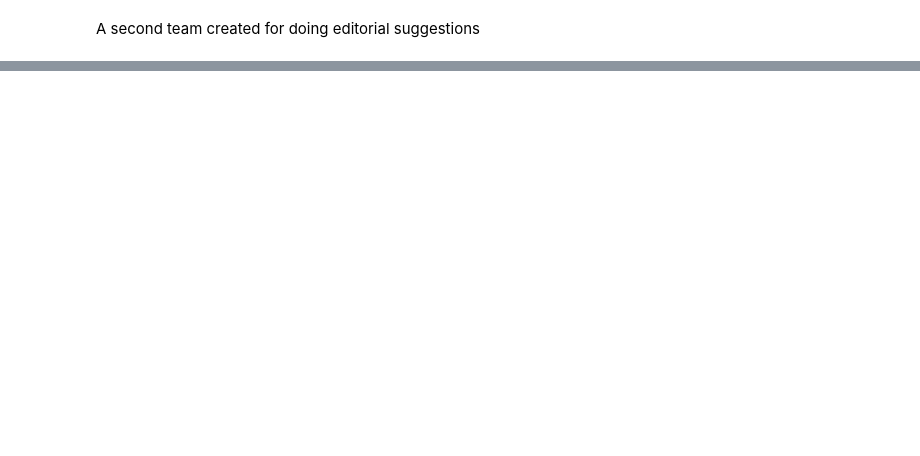
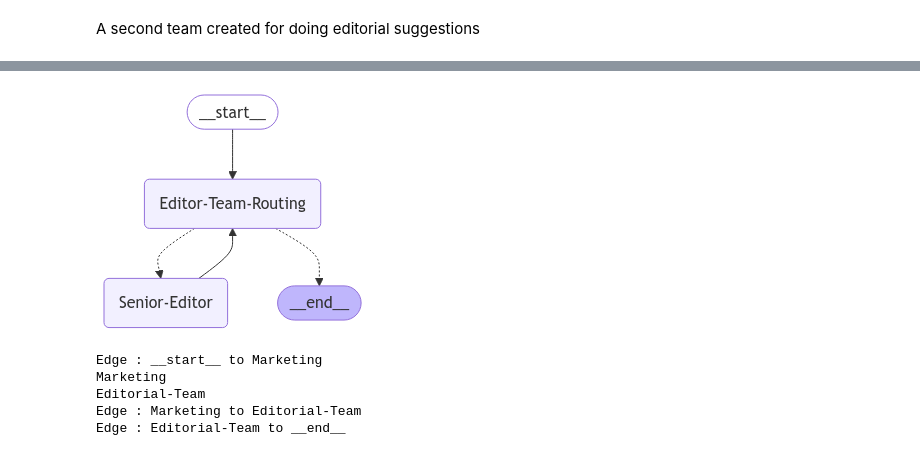
Before and after one commit to NuxTrade/AIFlow, a Jupyter notebook: examples/build_agents_by_code.ipynb, the cells around one changed output, grey strips where cells are left out. Drawn from its saved outputs; the diff is of its cells as text; code cells hidden in the pictures; blank space fills up the shorter version.

```diff
--- a/examples/build_agents_by_code.ipynb
+++ b/examples/build_agents_by_code.ipynb
@@ -54,9 +69,22 @@ draw_to_file(editorial_team, "editorial.png", True)
+# %%
+from IPython.display import Image, display
+
+display(Image(editorial_flo.draw()))
+# %% [output]
+[figure, added]
 # %%
-journal_company = FloTeam.Builder(session, "Newspaper", [flo_team_1, editorial_team])
+journal_company = FloTeam.Builder(session, "Newspaper", [marketing_flo, editorial_flo])
 
-# TODO fix router config
-r3 = FloLinear.Builder(session,
-                        journal_company,
-                        RouterConfig(**{"name" :"Serial", "kind": "linear"})).build()
+r3 = FloLinear.Builder(
+    session,
+    "linear-router",
+    journal_company
+).build()
 
-master_team = r3.build_routed_team()
+master_flo = r3.to_flo()
+# %% [output]
+Edge : __start__ to Marketing
+Marketing
+Editorial-Team
+Edge : Marketing to Editorial-Team
+Edge : Editorial-Team to __end__
```
Also changed, not shown: parts of 11 cells of this notebook, 19 other files.
